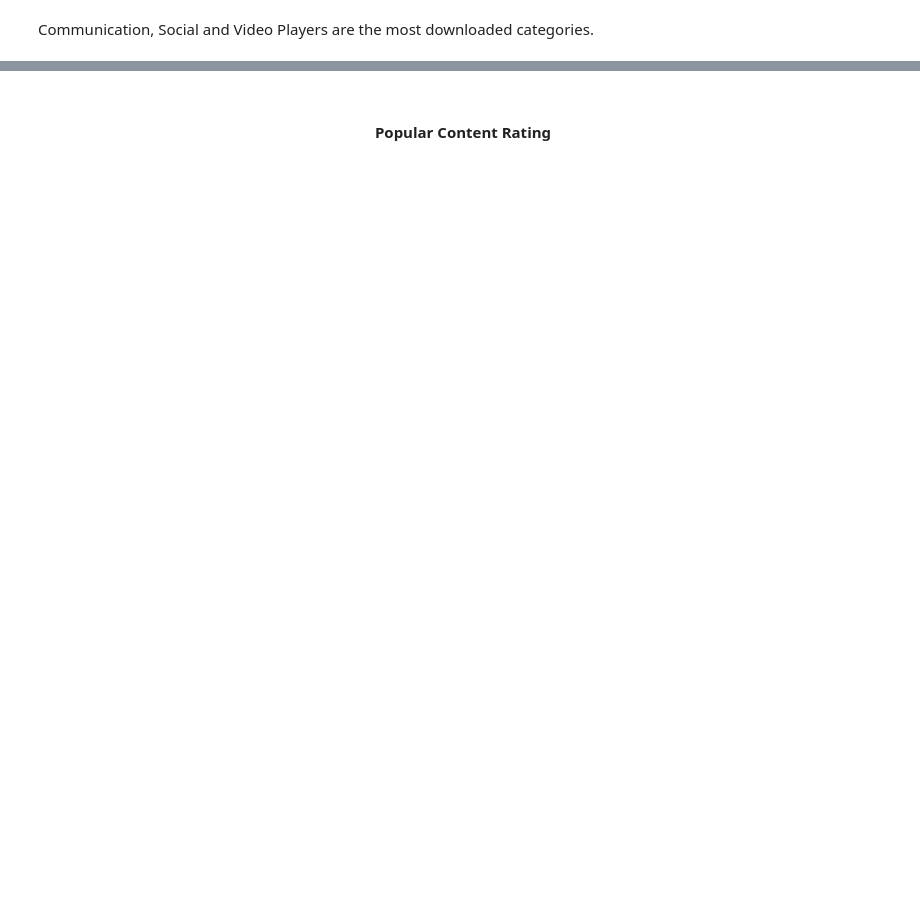
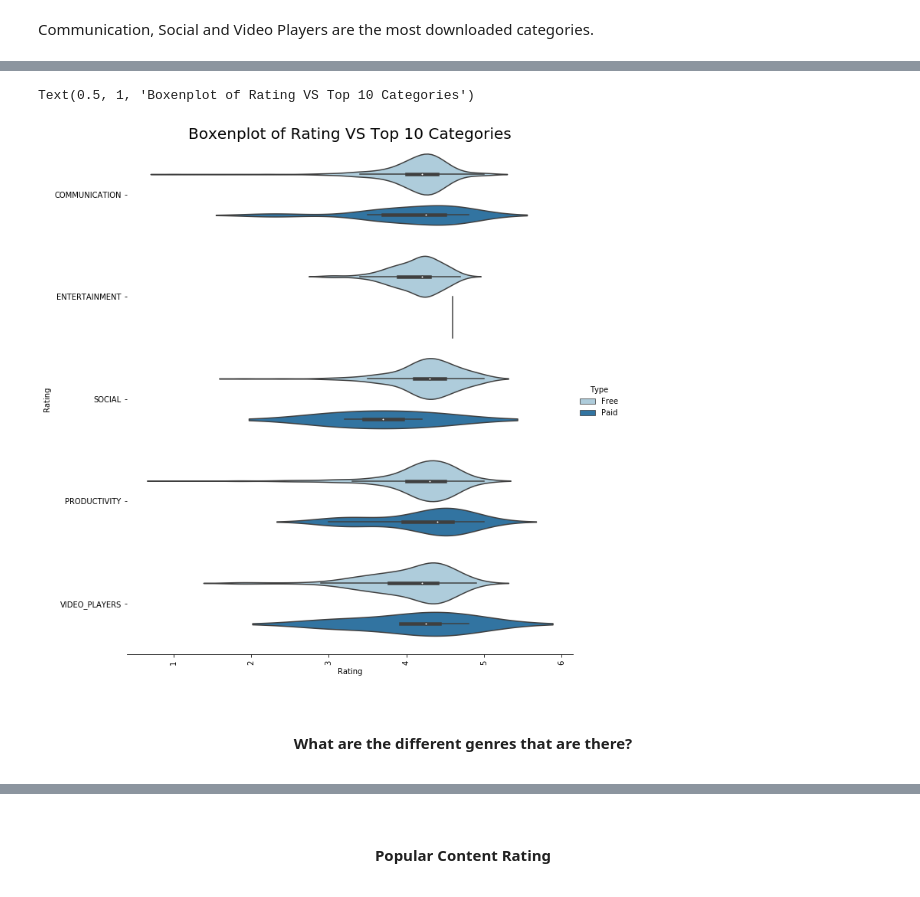
Before and after one commit to satarupa5/GooglePlayStore, a Jupyter notebook: EDA_Final.ipynb, the cells around one changed output, grey strips where cells are left out. Saved outputs shown, nothing was run; the diff lists cells and outputs as text; code cells hidden in the pictures; blank space fills up the shorter version.

```diff
--- a/EDA_Final.ipynb
+++ b/EDA_Final.ipynb
@@ -272,3 +318,0 @@ Lets fill up the missing sizes of the app using the median size of same Category
-# %%
-df['Size'].replace('Varies with device', np.nan, inplace = True )
-df['Size'].fillna(df.groupby('Category')['Rating'].transform('median'),inplace = True)
@@ -358,0 +339,5 @@ There are 34 Different Categories.
+# %%
+
+print("\n", 'The most popular categories are as follows:')
+df_top_cat = df[['category_clubbed','Installs']].groupby(['category_clubbed'], as_index = False).mean().sort_values(['Installs'], ascending = False).head(5)
+df_top_cat
@@ -360,0 +379,19 @@ Communication, Social and Video Players are the most downloaded categories.
+# %%
+#list of top cats
+newarray=[]
+for categories in df_top_cat['category_clubbed']:
+    newarray.append(categories)
+
+data_to_plot = df.loc[df['category_clubbed'].isin(newarray), :]
+
+
+g = sns.catplot(y="category_clubbed",x="Rating",data=data_to_plot, kind="violin",hue = 'Type', height = 10 ,palette = "Paired")
+g.despine(left=True)
+g.set_xticklabels(rotation=90)
+g = g.set_ylabels("Rating")
+plt.title('Boxenplot of Rating VS Top 10 Categories',size = 20)
+# %% [output]
+Text(0.5, 1, 'Boxenplot of Rating VS Top 10 Categories')
+[figure, added]
+# %% [markdown]
+<h1 style="text-align:center;font-size:100%;;">What are the different genres that are there?</h1>
```
Also changed, not shown: parts of 112 cells of this notebook.
